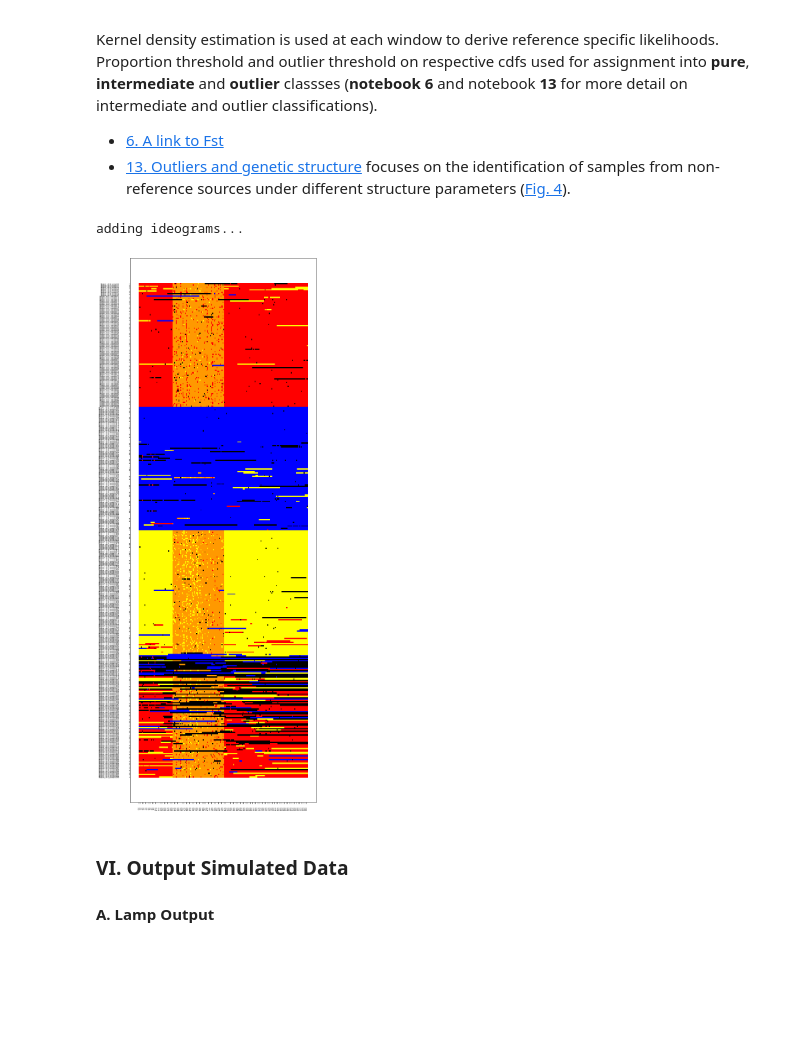
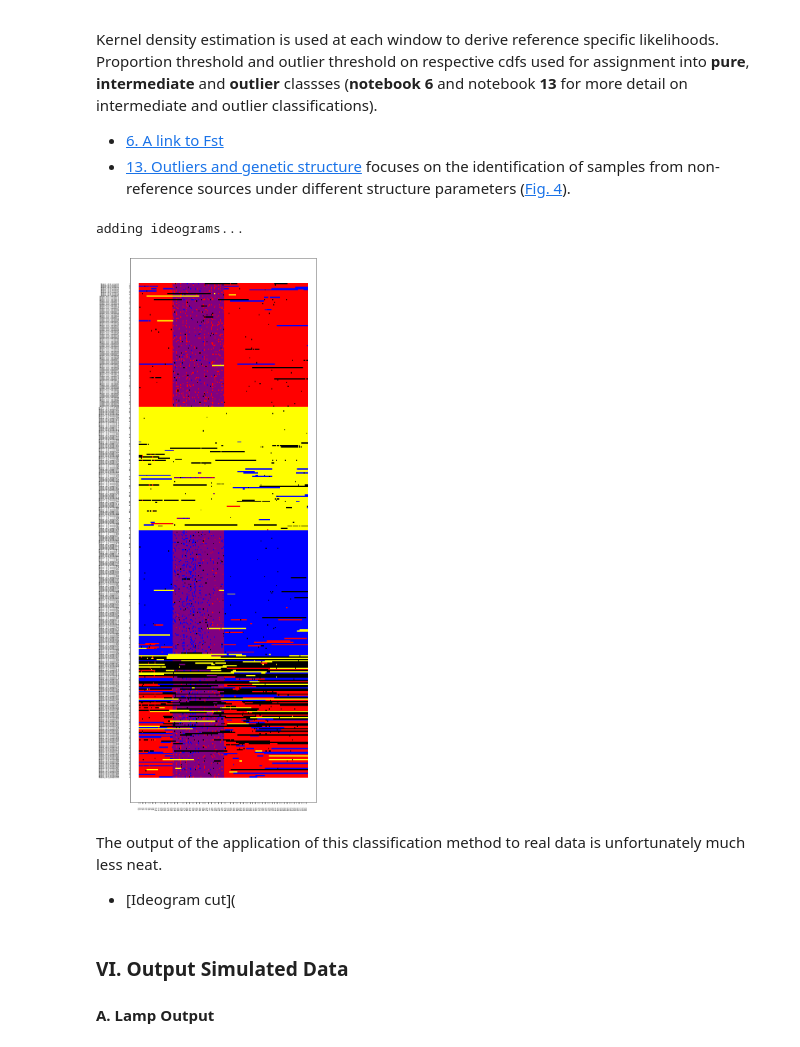
Before and after one commit to SantosJGND/Tools_and_toys, a Jupyter notebook: Simulate_genomes/Genomic structure Simulator.ipynb, the cells around one changed output. Cells and saved outputs as stored; diff of their text form; code cells hidden in the pictures; blank space fills up the shorter version.

Commit message:
adjust kde ideo to original ref colors. Include link to 3K ideo.

```diff
--- a/Simulate_genomes/Genomic structure Simulator.ipynb
+++ b/Simulate_genomes/Genomic structure Simulator.ipynb
@@ -609,24 +614,28 @@ focuses on the identification of samples from non-reference sources under differ
 # %%
 ### KDE analysis across windows
 from synth_tools.Sim_ideogram_tools import Merge_class, extract_profiles, KDE_windows
 
 ## Use known consistent representatives of genetic sources.
 ref_labels= [0,1,2]
 kde_class_labels= label_vector
 
 ## Use result of MS classification.
 ref_labels= [0,1,2]
 kde_class_labels= labels1
 
 Comparison_threshold= 5
 Outlier_threshold= 5e-3
 
-color_ref= ['red','yellow','blue','black','orange','purple','green','silver','green','silver','red3','deepskyeblue','navy','chartreuse','darkorchid3','goldenrod2']
+color_ref= ['red','blue','yellow','black','purple','orange','green','silver','green','silver','red3','deepskyeblue','navy','chartreuse','darkorchid3','goldenrod2']
 
 KDE_windows(Windows,kde_class_labels,ref_labels,Out,colors= 'alt',alt_col= color_ref,Comparison_threshold= Comparison_threshold,Outlier_threshold= Outlier_threshold)
 # %% [output]
 adding ideograms...
-[figure, old version]
+[figure, new version]
+# %% [markdown]
+The output of the application of this classification method to real data is unfortunately much less neat.
+
+- [Ideogram cut](
 # %% [markdown]
 ### VI. Output Simulated Data
 
```
Also changed, not shown: parts of 3 cells of this notebook, 1 other file.
